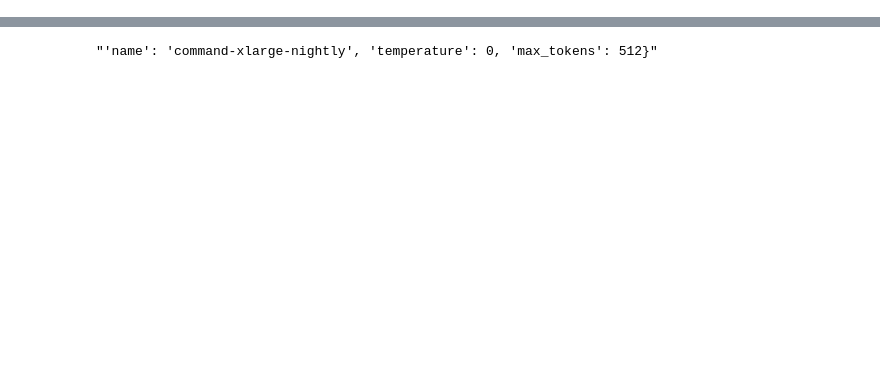
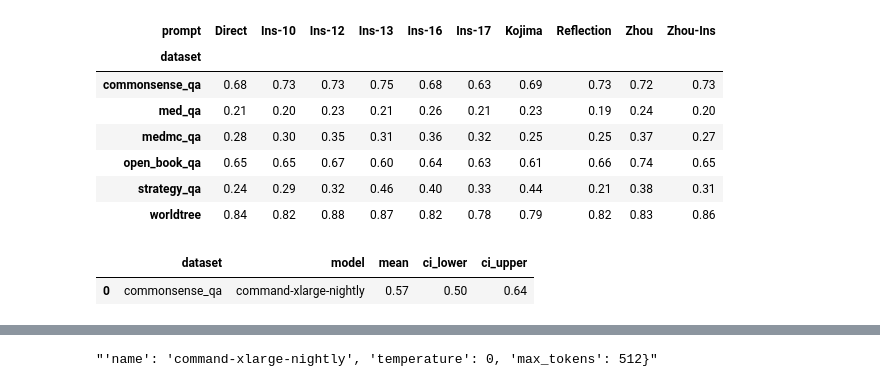
Before and after one commit to OpenBioLink/ThoughtSource, a Jupyter notebook: notebooks/internal_documentation/konstantin_saves/dataset_as_dataframe.ipynb, the cells around one changed output, grey strips where cells are left out. Saved outputs shown, nothing was run; the diff lists cells and outputs as text; code cells hidden in the pictures; blank space fills up the shorter version.

```diff
--- a/notebooks/internal_documentation/konstantin_saves/dataset_as_dataframe.ipynb
+++ b/notebooks/internal_documentation/konstantin_saves/dataset_as_dataframe.ipynb
@@ -406,0 +182,37 @@ table
+# %%
+# KRIPPENDORFF ALPHA dataset by prompt sum over models
+
+# Define bootstrapping parameters
+n_bootstraps = 1000
+confidence_level = 0.95
+np.random.seed(42)  # Set the seed for reproducibility
+
+# Perform bootstrapping and calculate means and confidence intervals
+results = []
+
+for (dataset, prompt), group in df.groupby(['dataset', 'prompt']):
+    bootstrapped_means = []
+    for _ in range(n_bootstraps):
+        answer_label = group['answer_label'].sample(n=len(group), replace=True)
+        indices = answer_label.index
+        answer_from_choices = group.loc[indices, 'answer_from_choices']
+
+        metric = krippendorff.alpha(reliability_data=[list(answer_label), list(answer_from_choices)],level_of_measurement='nominal')
+
+        bootstrapped_means.append(metric)
+
+    mean = np.mean(bootstrapped_means)
+    lower = np.percentile(bootstrapped_means, (1 - confidence_level) / 2 * 100)
+    upper = np.percentile(bootstrapped_means, (1 + confidence_level) / 2 * 100)
+
+    results.append({
+        'dataset': dataset,
+        # 'model': model,
+        'prompt': prompt,
+        'mean': mean,
+        'ci_lower': lower,
+        'ci_upper': upper
+    })
+
+# Convert the results to a DataFrame and pivot
+results_df = pd.DataFrame(results)
@@ -406,0 +225,14 @@ table
+# %%
+kripp_dataset_prompt_mean = kripp_dataset_prompt.pivot_table(values='mean', index='dataset', columns='prompt')
+kripp_dataset_prompt_ci_lower = kripp_dataset_prompt.pivot_table(values='ci_lower', index='dataset', columns='prompt')
+kripp_dataset_prompt_ci_upper = kripp_dataset_prompt.pivot_table(values='ci_upper', index='dataset', columns='prompt')
+kripp_dataset_prompt_mean
+# %% [output]
+| prompt | Direct | Ins-10 | Ins-12 | Ins-13 | Ins-16 | Ins-17 | Kojima | Reflection | Zhou | Zhou-Ins |
+| dataset |  |  |  |  |  |  |  |  |  |  |
+| commonsense_qa | 0.68 | 0.73 | 0.73 | 0.75 | 0.68 | 0.63 | 0.69 | 0.73 | 0.72 | 0.73 |
+| med_qa | 0.21 | 0.20 | 0.23 | 0.21 | 0.26 | 0.21 | 0.23 | 0.19 | 0.24 | 0.20 |
+| medmc_qa | 0.28 | 0.30 | 0.35 | 0.31 | 0.36 | 0.32 | 0.25 | 0.25 | 0.37 | 0.27 |
+| open_book_qa | 0.65 | 0.65 | 0.67 | 0.60 | 0.64 | 0.63 | 0.61 | 0.66 | 0.74 | 0.65 |
+| strategy_qa | 0.24 | 0.29 | 0.32 | 0.46 | 0.40 | 0.33 | 0.44 | 0.21 | 0.38 | 0.31 |
+| worldtree | 0.84 | 0.82 | 0.88 | 0.87 | 0.82 | 0.78 | 0.79 | 0.82 | 0.83 | 0.86 |
@@ -406,0 +281,6 @@ table
+# %%
+kripp_dataset_model = results_df.copy()
+kripp_dataset_model.head(1)
+# %% [output]
+|  | dataset | model | mean | ci_lower | ci_upper |
+| 0 | commonsense_qa | command-xlarge-nightly | 0.57 | 0.50 | 0.64 |
```
Also changed, not shown: parts of 80 cells of this notebook, 2 other files.
